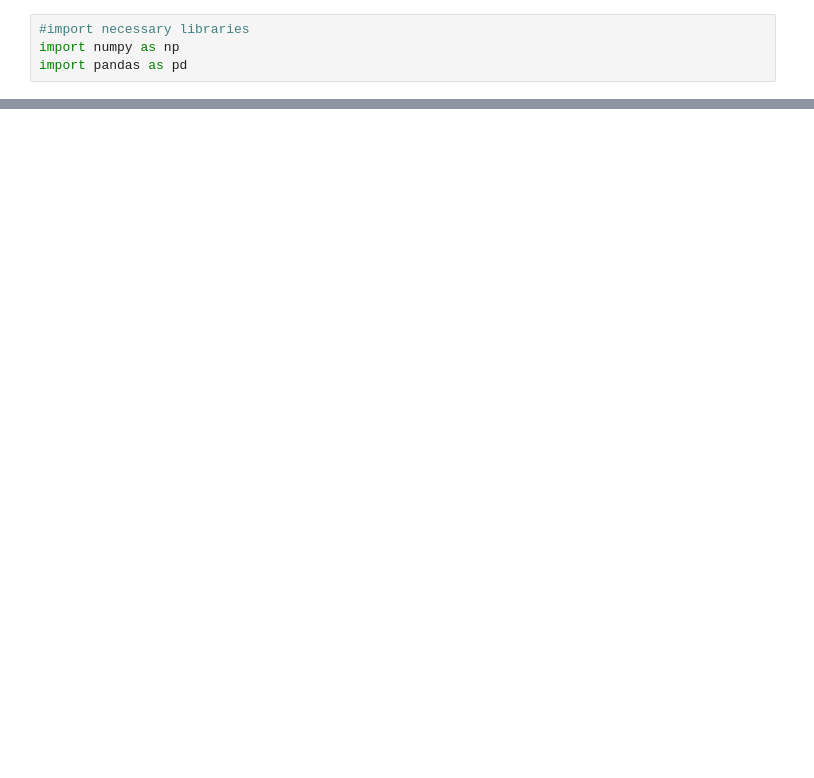
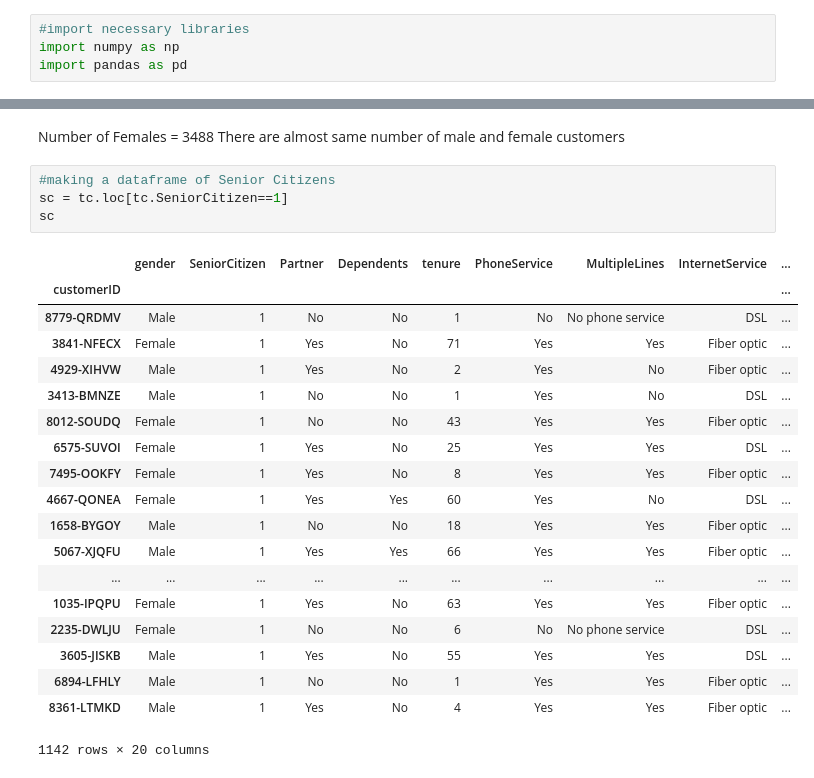
Before and after one commit to ArunimSamudra/eda-taskphase-arunimsamudra, a Jupyter notebook: Telco_analysis.ipynb, the cells around one changed output, grey strips where cells are left out. Cells and saved outputs as stored; diff of their text form; blank space fills up the shorter version.

```diff
--- a/Telco_analysis.ipynb
+++ b/Telco_analysis.ipynb
@@ -53,0 +120,27 @@ df.describe()
+# %% [markdown]
+Number of Females = 3488
+There are almost same number of male and female customers
+# %%
+#making a dataframe of Senior Citizens
+sc = tc.loc[tc.SeniorCitizen==1]
+sc
+# %% [output]
+|  | gender | SeniorCitizen | Partner | Dependents | tenure | PhoneService | MultipleLines | InternetService | ... |
+| customerID |  |  |  |  |  |  |  |  | ... |
+| 8779-QRDMV | Male | 1 | No | No | 1 | No | No phone service | DSL | ... |
+| 3841-NFECX | Female | 1 | Yes | No | 71 | Yes | Yes | Fiber optic | ... |
+| 4929-XIHVW | Male | 1 | Yes | No | 2 | Yes | No | Fiber optic | ... |
+| 3413-BMNZE | Male | 1 | No | No | 1 | Yes | No | DSL | ... |
+| 8012-SOUDQ | Female | 1 | No | No | 43 | Yes | Yes | Fiber optic | ... |
+| 6575-SUVOI | Female | 1 | Yes | No | 25 | Yes | Yes | DSL | ... |
+| 7495-OOKFY | Female | 1 | Yes | No | 8 | Yes | Yes | Fiber optic | ... |
+| 4667-QONEA | Female | 1 | Yes | Yes | 60 | Yes | No | DSL | ... |
+| 1658-BYGOY | Male | 1 | No | No | 18 | Yes | Yes | Fiber optic | ... |
+| 5067-XJQFU | Male | 1 | Yes | Yes | 66 | Yes | Yes | Fiber optic | ... |
+| ... | ... | ... | ... | ... | ... | ... | ... | ... | ... |
+| 1035-IPQPU | Female | 1 | Yes | No | 63 | Yes | Yes | Fiber optic | ... |
+| 2235-DWLJU | Female | 1 | No | No | 6 | No | No phone service | DSL | ... |
+| 3605-JISKB | Male | 1 | Yes | No | 55 | Yes | Yes | DSL | ... |
+| 6894-LFHLY | Male | 1 | No | No | 1 | Yes | Yes | Fiber optic | ... |
+| 8361-LTMKD | Male | 1 | Yes | No | 4 | Yes | Yes | Fiber optic | ... |
+1142 rows × 20 columns
```
Also changed, not shown: parts of 50 cells of this notebook.
